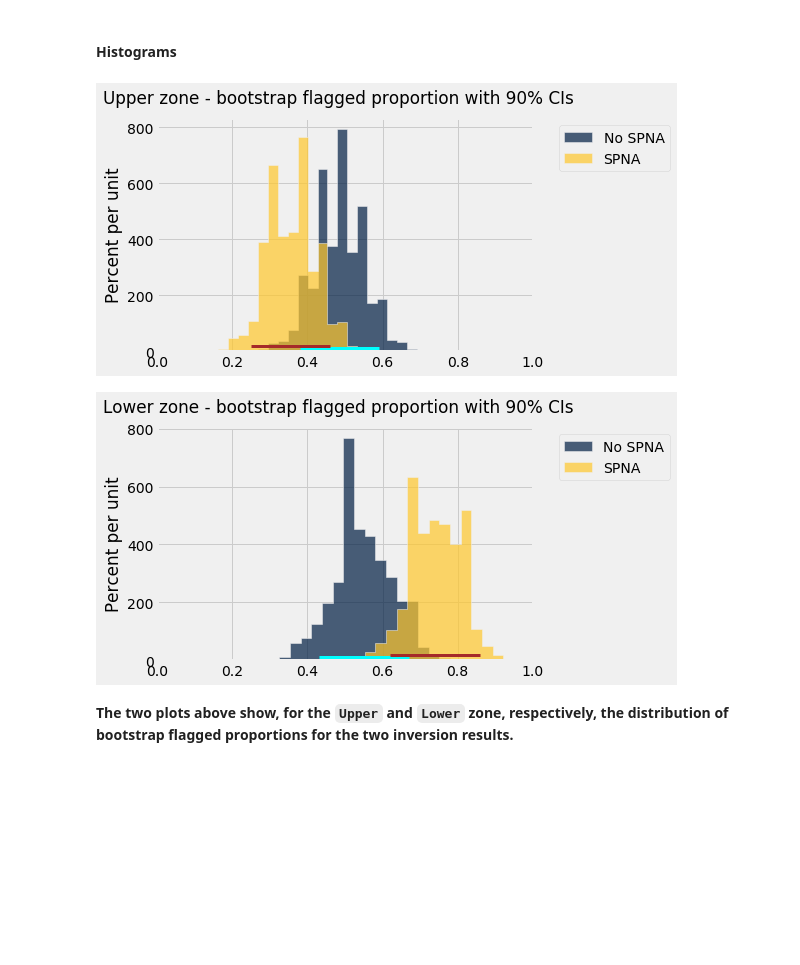
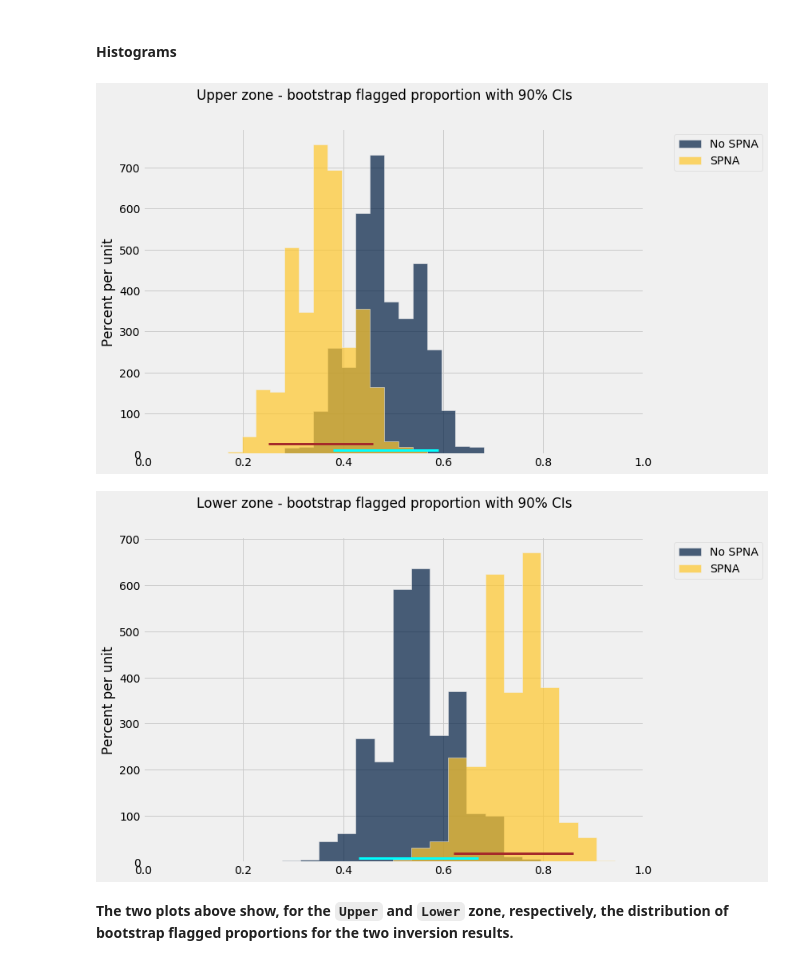
Before and after one commit to mycarta/Be-a-geoscience-detective, a Jupyter notebook: Be-a-geoscience-detective.ipynb, the cells around one changed output. Cells and saved outputs as stored; diff of their text form; code cells hidden in the pictures; blank space fills up the shorter version.

Commit message:
prettified histogram plots

```diff
--- a/Be-a-geoscience-detective.ipynb
+++ b/Be-a-geoscience-detective.ipynb
@@ -448,27 +448,29 @@ bootstrap_lower['No SPNA']=bootstrap_proportion(table_a.where('zone', 'Lower'),
 bootstrap_lower['SPNA']=bootstrap_proportion(table_b.where('zone', 'Lower'), 'flag', 20000)
 # %%
 plt.style.use('fivethirtyeight')
-bootstrap_upper.select(['No SPNA','SPNA']).hist(overlay=True,bins=25,normed=True)
+bootstrap_upper.select(['No SPNA','SPNA']).hist(overlay=True,bins=20,normed=True)
 plt.plot(make_array(zone_errors_a['CI_90_low'][0], zone_errors_a['CI_90_high'][0]), make_array(0.1, 0.1),
          color='cyan', lw=3);
-plt.plot(make_array(zone_errors_b['CI_90_low'][0], zone_errors_b['CI_90_high'][0]), make_array(0.2, 0.2),
+plt.plot(make_array(zone_errors_b['CI_90_low'][0], zone_errors_b['CI_90_high'][0]), make_array(0.25, 0.25),
          color='brown', lw=3);
 plt.xlim(0, 1)
 fig = plt.gcf()
+fig.set_size_inches(10,7)
 fig.suptitle('Upper zone - bootstrap flagged proportion with 90% CIs');
 # %% [output]
-[figure, old version]
+[figure, new version]
 # %%
 plt.style.use('fivethirtyeight')
-bootstrap_lower.select(['No SPNA','SPNA']).hist(overlay=True,bins=25,normed=True)
+bootstrap_lower.select(['No SPNA','SPNA']).hist(overlay=True,bins=20,normed=True)
 plt.plot(make_array(zone_errors_a['CI_90_low'][1], zone_errors_a['CI_90_high'][1]), make_array(0.1, 0.1),
          color='cyan', lw=3);
 plt.plot(make_array(zone_errors_b['CI_90_low'][1], zone_errors_b['CI_90_high'][1]), make_array(0.2, 0.2),
          color='brown', lw=3);
 plt.xlim(0, 1)
 fig = plt.gcf()
+fig.set_size_inches(10,7)
 fig.suptitle('Lower zone - bootstrap flagged proportion with 90% CIs');
 # %% [output]
-[figure, old version]
+[figure, new version]
 # %% [markdown]
 __The two plots above show, for the `Upper` and `Lower` zone, respectively, the distribution of bootstrap flagged proportions for the two inversion results.__
```
